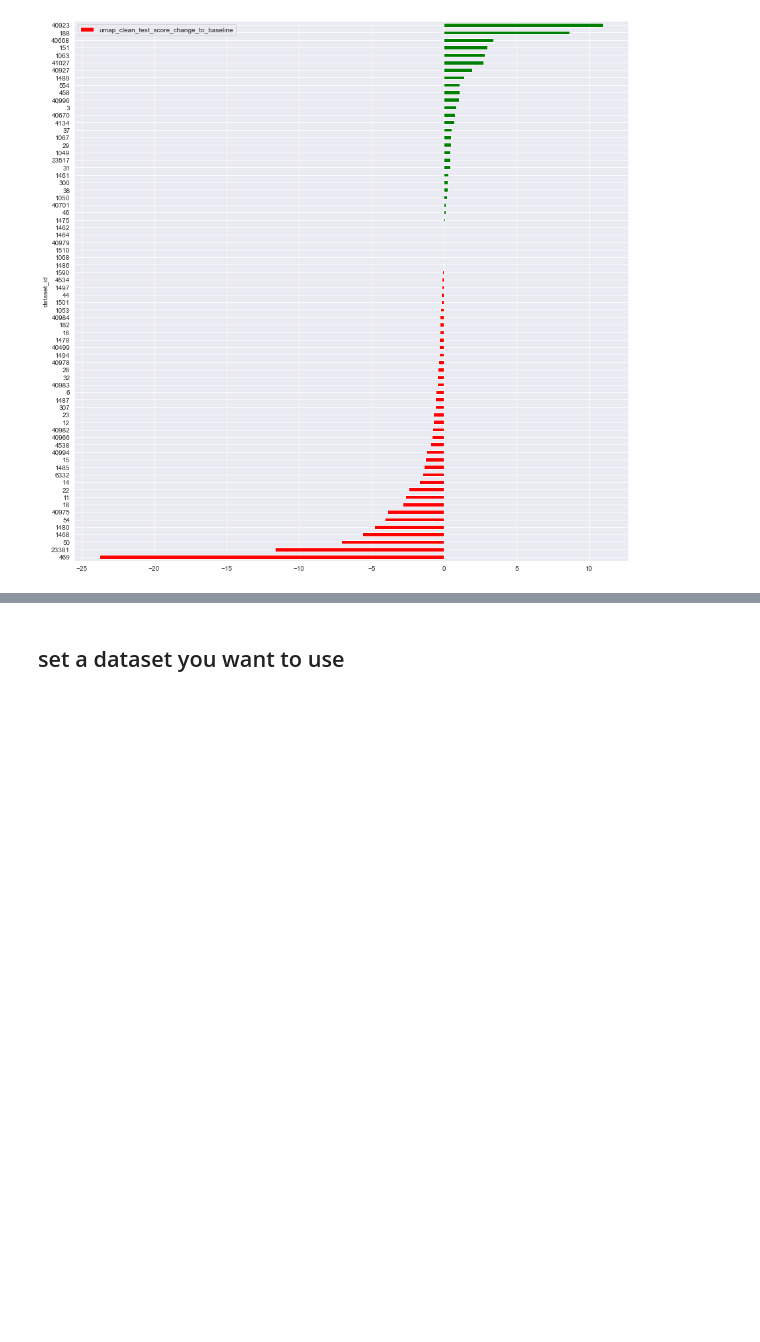
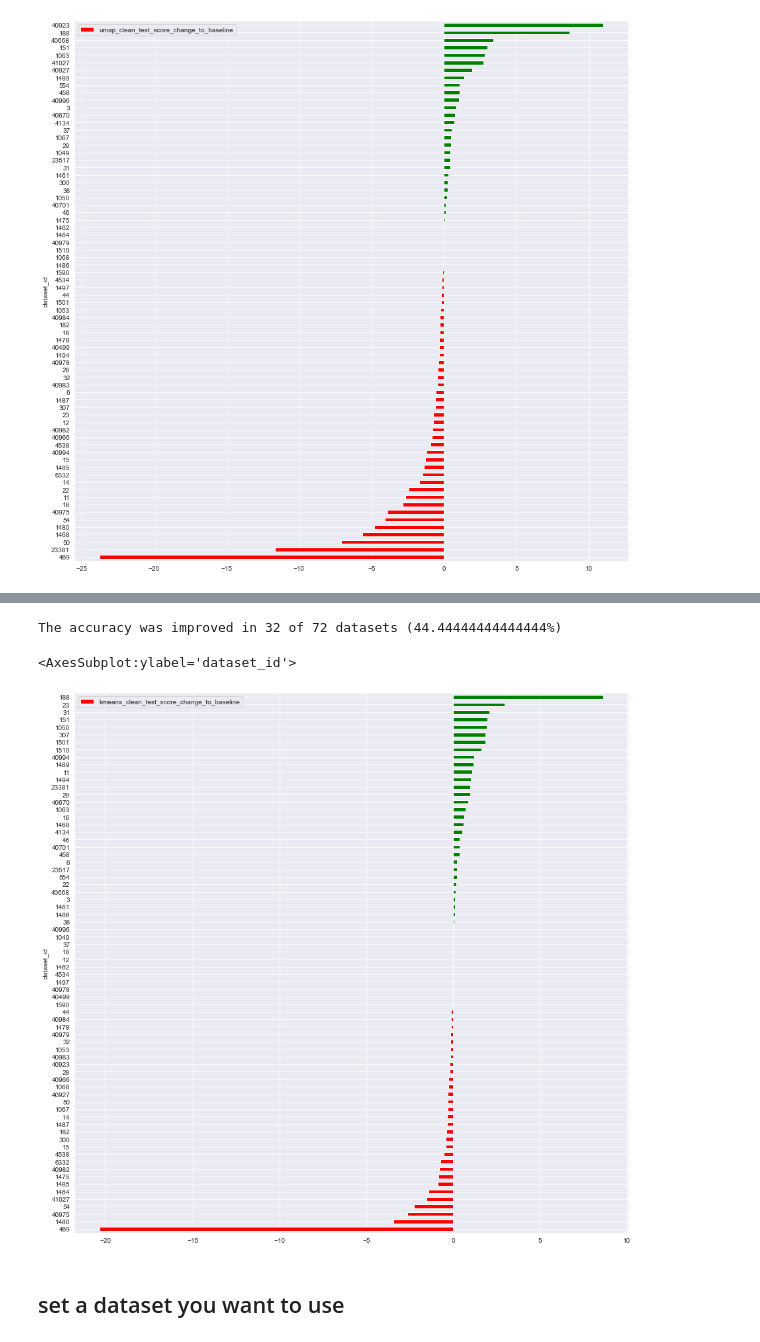
Before and after one commit to Wuuzzaa/thesis, a Jupyter notebook: src/results_plot.ipynb, the cells around one changed output, grey strips where cells are left out. Drawn from its saved outputs; the diff is of its cells as text; code cells hidden in the pictures; blank space fills up the shorter version.

Commit message:
improved notebook. remove columns function for delete data

```diff
--- a/src/results_plot.ipynb
+++ b/src/results_plot.ipynb
@@ -241,0 +251,7 @@ df.plot.\
+# %%
+df = pd.read_feather(RESULTS_FILE_PATH).\
+    sort_values(by="kmeans_clean_test_score_change_to_baseline", ascending=True).\
+    reset_index(drop=True)
+
+select_columns = ["dataset_id", "baseline_test_score", "kmeans_clean_test_score", "kmeans_clean_test_score_change_to_baseline"]
+df[select_columns]
@@ -242,3 +279,18 @@ df.plot.\
+# %%
+print(f"The accuracy was improved in {n_improved_datasets} of {n_total_datasets} datasets ({n_improved_datasets / n_total_datasets * 100}%)")
+# %% [output]
+The accuracy was improved in 32 of 72 datasets (44.44444444444444%)
+# %%
+df.plot.\
+    barh(
+        x="dataset_id",
+        y="kmeans_clean_test_score_change_to_baseline",
+        color=(df["kmeans_clean_test_score_change_to_baseline"] > 0).map({True: 'g', False: 'r'}),
+        figsize=(15, 15)
+    )
+# %% [output]
+<AxesSubplot:ylabel='dataset_id'>
+[figure, added]
 # %% [markdown]
 ## set a dataset you want to use
 # %%
```
Also changed, not shown: parts of 13 cells of this notebook, 2 other files.
